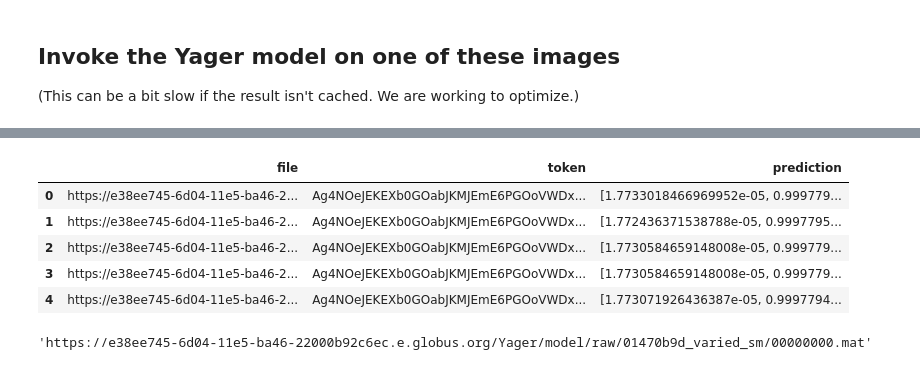
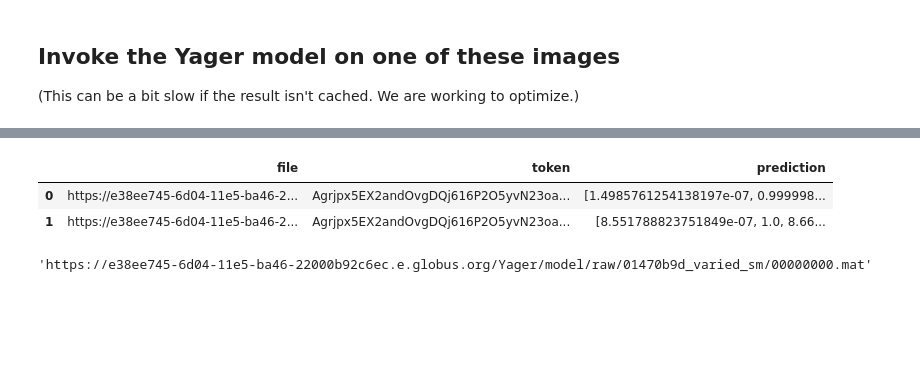
Before and after one commit to DLHub-Argonne/dlhub_containers, a Jupyter notebook: examples/dlhub-demo.ipynb, the cells around one changed output, grey strips where cells are left out. Saved outputs shown, nothing was run; the diff lists cells and outputs as text; code cells hidden in the pictures; blank space fills up the shorter version.

```diff
--- a/examples/dlhub-demo.ipynb
+++ b/examples/dlhub-demo.ipynb
@@ -107,7 +107,7 @@ The first step in running the formation enthalpy model is to take a string, and
 comps = []
 for i, row in tqdm(df.iterrows(), total=len(df)):
     data = {"data":[{"composition":row['composition']}]}
-    res = dl.infer(servable_id, data)
+    res = dl.run(servable_id, data)
     comps.append(res['composition_object'][0])
 df['composition_object'] = comps
 df.head(2)
@@ -130,7 +130,7 @@ features = []
 
 for i, row in tqdm(df.iterrows(), total=len(df)):
     data = {"data":[{"composition_object":row['composition_object']}]}
-    res = dl.infer(servable_id, data)
+    res = dl.run(servable_id, data)
     features.append(res['features'][0])
 
 df['features'] = features
@@ -156,7 +156,7 @@ servable_id = dl.get_id_by_name(servable_name)
 preds = []
 for i, row in tqdm(df.iterrows(), total=len(df)):
     data = {"data":[{"features":row['features']}]}
-    res = dl.infer(servable_id, data)
+    res = dl.run(servable_id, data)
     preds.append(res['prediction'][0])
 df['prediction'] = preds
 df.head()
@@ -222,7 +222,7 @@ Here is an example image:
 ![example image](img/0000002f.jpg)
 # %%
 data = []
-for filename in bnl_inputs[:10]:
+for filename in bnl_inputs[0:2]:
     print(filename)
     data.append({"file": filename, "token": creds['petrel'].access_token})
 df_bnl = pd.DataFrame(data)
@@ -251,22 +240,19 @@ https://e38ee745-6d04-11e5-ba46-22000b92c6ec.e.globus.org/Yager/model/raw/01470b
 # %%
 servable_name = "resnet"
 servable_id = dl.get_id_by_name(servable_name)
 
 preds=[]
 
 for d in tqdm(data, total=len(data)):
-    res = dl.infer(servable_id, {"data":[d]})
+    res = dl.run(servable_id, {"data":[d]})
     preds.append(res[0][0])
 df_bnl['prediction'] = preds
 df_bnl.head()
 # %% [output]
 [interactive output not drawn]
 |  | file | token | prediction |
-| 0 | https://e38ee745-6d04-11e5-ba46-2... | Ag4NOeJEKEXb0GOabJKMJEmE6PGOoVWDx... | [1.7733018466969952e-05, 0.999779... |
-| 1 | https://e38ee745-6d04-11e5-ba46-2... | Ag4NOeJEKEXb0GOabJKMJEmE6PGOoVWDx... | [1.772436371538788e-05, 0.9997795... |
-| 2 | https://e38ee745-6d04-11e5-ba46-2... | Ag4NOeJEKEXb0GOabJKMJEmE6PGOoVWDx... | [1.7730584659148008e-05, 0.999779... |
-| 3 | https://e38ee745-6d04-11e5-ba46-2... | Ag4NOeJEKEXb0GOabJKMJEmE6PGOoVWDx... | [1.7730584659148008e-05, 0.999779... |
-| 4 | https://e38ee745-6d04-11e5-ba46-2... | Ag4NOeJEKEXb0GOabJKMJEmE6PGOoVWDx... | [1.773071926436387e-05, 0.9997794... |
+| 0 | https://e38ee745-6d04-11e5-ba46-2... | Agrjpx5EX2andOvgDQj616P2O5yvN23oa... | [1.4985761254138197e-07, 0.999998... |
+| 1 | https://e38ee745-6d04-11e5-ba46-2... | Agrjpx5EX2andOvgDQj616P2O5yvN23oa... | [8.551788823751849e-07, 1.0, 8.66... |
 # %%
 df_bnl['file'][0]
 # %% [output]
```
Also changed, not shown: parts of 10 cells of this notebook, 1 other file.
